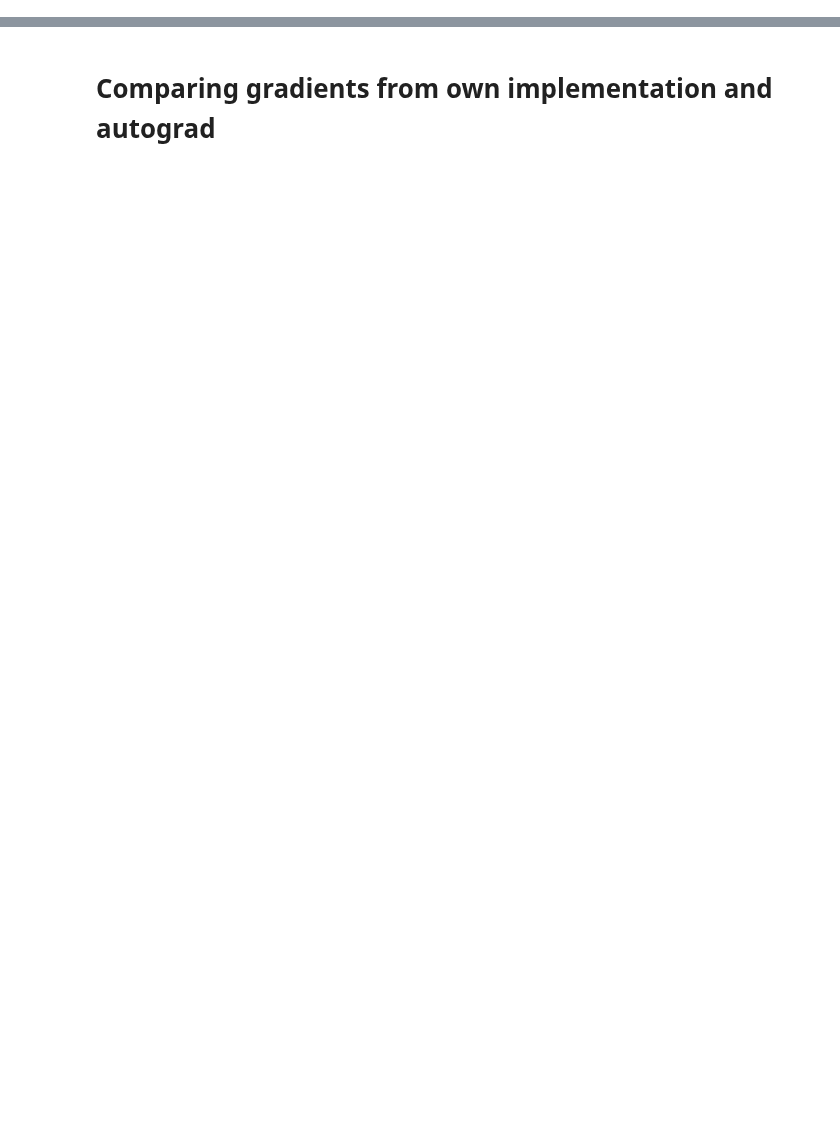
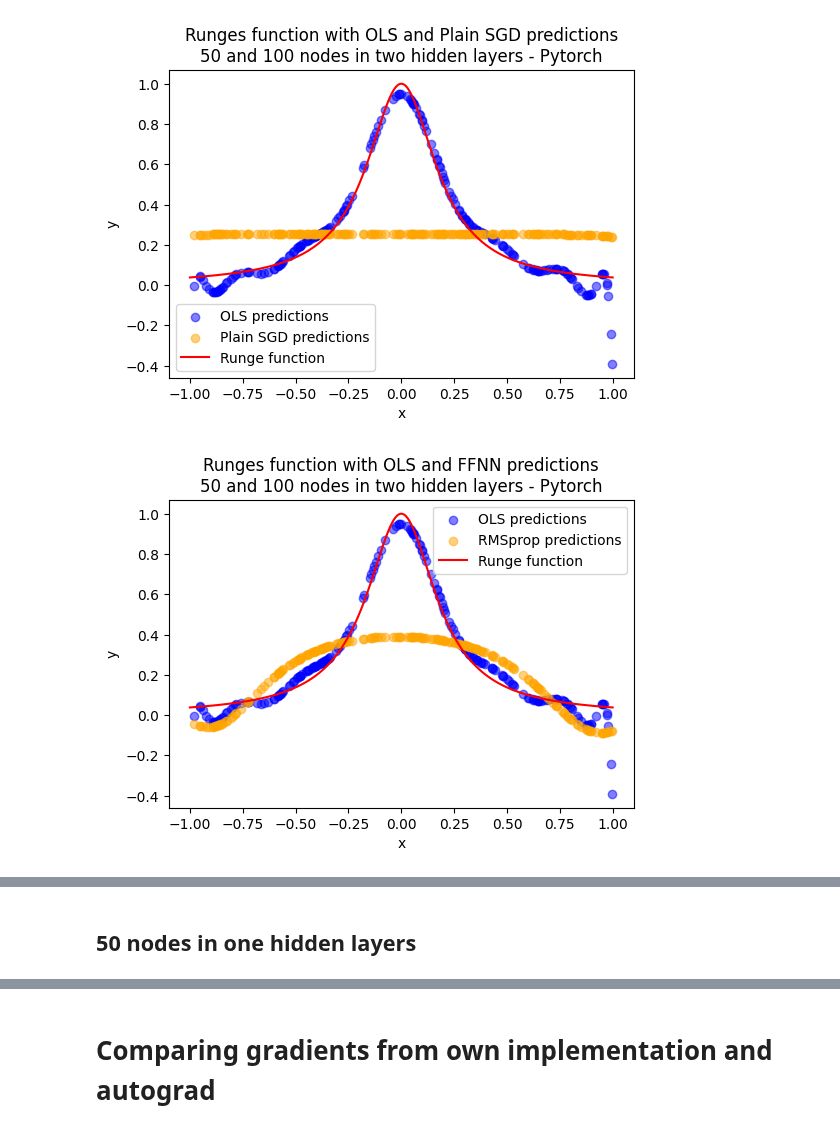
Before and after one commit to johtj/data_analysis_ml_projects, a Jupyter notebook: assignment2/Code/part_c.ipynb, the cells around one changed output, grey strips where cells are left out. Saved outputs shown, nothing was run; the diff lists cells and outputs as text; code cells hidden in the pictures; blank space fills up the shorter version.

```diff
--- a/assignment2/Code/part_c.ipynb
+++ b/assignment2/Code/part_c.ipynb
@@ -214,0 +53,8 @@ Using scheduler: ADAM
+# %%
+# Use design matrix made in part_b
+
+X_train_scaled_tensor = torch.tensor(X_train_scaled_ols, dtype=torch.float32)
+X_test_scaled_tensor = torch.tensor(X_test_scaled_ols, dtype=torch.float32)
+
+y_train_scaled_tensor = torch.tensor(y_train_scaled_ols, dtype=torch.float32)
+y_test_scaled_tensor = torch.tensor(y_test_scaled_ols, dtype=torch.float32)
@@ -214,0 +159,40 @@ Using scheduler: ADAM
+# %%
+
+# Rescale plain SGD
+pytorch_min_index_plain_SGD_results_50_100 = pytorch_plain_SGD_results_50_100['MSE test'].idxmin()
+pytorch_best_predictions_plain_SGD_results_50_100 = pytorch_plain_SGD_results_50_100.loc[pytorch_min_index_plain_SGD_results_50_100]['Predictions']
+pytorch_best_predictions_plain_SGD_results_50_100_rescaled  = OLS_func.rescale_y(pytorch_best_predictions_plain_SGD_results_50_100, y_train_std_ols, y_train_mean_ols)
+
+
+# Rescale RMSprop
+pytorch_min_index_RMSprop_results_50_100 = pytorch_RMSprop_results_50_100['MSE test'].idxmin()
+pytorch_best_best_predictions_RMSprop_results_50_100 = pytorch_RMSprop_results_50_100.loc[pytorch_min_index_RMSprop_results_50_100]['Predictions']
+pytorch_best_predictions_RMSprop_results_50_100_rescaled  = OLS_func.rescale_y(pytorch_best_best_predictions_RMSprop_results_50_100, y_train_std_ols, y_train_mean_ols)
+
+# Rescale ADAM
+pytorch_min_index_ADAM_results_50_100 = pytorch_ADAM_results_50_100['MSE test'].idxmin()
+pytorch_best_best_predictions_ADAM_results_50_100 = pytorch_ADAM_results_50_100.loc[pytorch_min_index_ADAM_results_50_100]['Predictions']
+pytorch_best_predictions_ADAM_results_50_100_rescaled  = OLS_func.rescale_y(pytorch_best_best_predictions_ADAM_results_50_100, y_train_std_ols, y_train_mean_ols)
+# %%
+# Plot Runges Pytorch based on best MSE test value
+
+if SAVE_FIGURE:
+    # Plotting Runge function and predictions from OLS regression and FFNN
+    plot_runges_two_predictions(x, y, x_test, y_predicted_rescaled_ols, x_test, pytorch_best_predictions_plain_SGD_results_50_100_rescaled,
+                                                            label_scatter1='OLS predictions', label_scatter2='Plain SGD predictions',
+                                                            alpha_val=0.5, title='Runges function with OLS and Plain SGD predictions\n50 and 100 nodes in two hidden layers - Pytorch',
+                                                            filename=f'part_c-runges_OLS_FFNN_predcitions-50_100_hidden_layers - Pytorch', save_image=SAVE_FIGURE, show_plot=SAVE_FIGURE)
+
+
+    plot_runges_two_predictions(x, y, x_test, y_predicted_rescaled_ols, x_test, pytorch_best_predictions_RMSprop_results_50_100_rescaled,
+                                                            label_scatter1='OLS predictions', label_scatter2='RMSprop predictions',
+                                                            alpha_val=0.5, title='Runges function with OLS and FFNN predictions\n50 and 100 nodes in two hidden layers - Pytorch',
+                                                            filename=f'part_c-runges_OLS_rmsprop_predcitions-50_100_hidden_layers - Pytorch', save_image=SAVE_FIGURE, show_plot=SAVE_FIGURE)
+
+    plot_runges_two_predictions(x, y, x_test, y_predicted_rescaled_ols, x_test, pytorch_best_predictions_ADAM_results_50_100_rescaled,
+                                                            label_scatter1='OLS predictions', label_scatter2='ADAM predictions',
+                                                            alpha_val=0.5, title='Runges function with OLS and FFNN predictions\n50 and 100 nodes in two hidden layers - Pytorch',
+                                                            filename=f'part_c-runges_OLS_rmsprop_predcitions-50_100_hidden_layers - Pytorch', save_image=SAVE_FIGURE, show_plot=SAVE_FIGURE)
+# %% [output]
+[figure, added]
+[figure, added]
@@ -214,0 +200,2 @@ Using scheduler: ADAM
+# %% [markdown]
+## 50 nodes in one hidden layers
```
Also changed, not shown: parts of 34 cells of this notebook.
